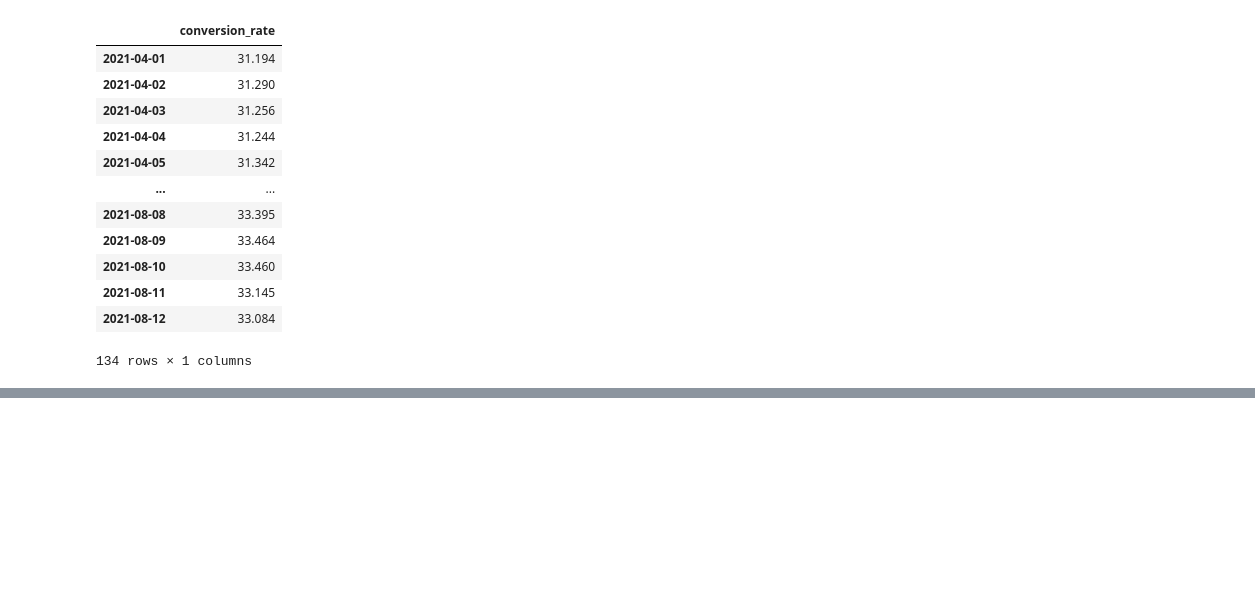
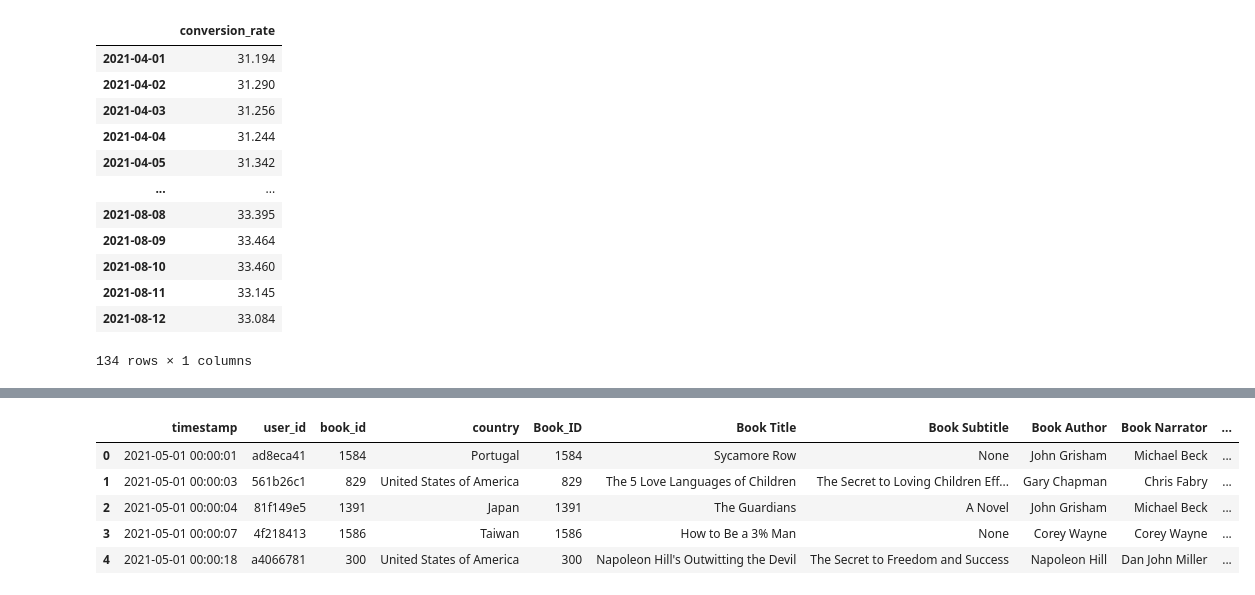
Before and after one commit to songpol27/Data-Collection-Form-SQL-API_R2D_1, a Jupyter notebook: Main.ipynb, the cells around one changed output, grey strips where cells are left out. Cells and saved outputs as stored; diff of their text form; code cells hidden in the pictures; blank space fills up the shorter version.

```diff
--- a/Main.ipynb
+++ b/Main.ipynb
@@ -169,0 +202,3 @@ conversion_rate = conversion_rate.reset_index().rename(columns={"index": "date"}
+# %%
+#Copy timestamp
+transaction['date'] = transaction['timestamp']
@@ -169,0 +221,11 @@ conversion_rate = conversion_rate.reset_index().rename(columns={"index": "date"}
+# %%
+#Convert  string of  date colum  to data type
+transaction['date'] = pd.to_datetime(transaction['date']).dt.date
+conversion_rate['date'] = pd.to_datetime(conversion_rate['date']).dt.date
+# %% [output]
+|  | timestamp | user_id | book_id | country | Book_ID | Book Title | Book Subtitle | Book Author | Book Narrator | ... |
+| 0 | 2021-05-01 00:00:01 | ad8eca41 | 1584 | Portugal | 1584 | Sycamore Row | None | John Grisham | Michael Beck | ... |
+| 1 | 2021-05-01 00:00:03 | 561b26c1 | 829 | United States of America | 829 | The 5 Love Languages of Children | The Secret to Loving Children Eff... | Gary Chapman | Chris Fabry | ... |
+| 2 | 2021-05-01 00:00:04 | 81f149e5 | 1391 | Japan | 1391 | The Guardians | A Novel | John Grisham | Michael Beck | ... |
+| 3 | 2021-05-01 00:00:07 | 4f218413 | 1586 | Taiwan | 1586 | How to Be a 3% Man | None | Corey Wayne | Corey Wayne | ... |
+| 4 | 2021-05-01 00:00:18 | a4066781 | 300 | United States of America | 300 | Napoleon Hill's Outwitting the Devil | The Secret to Freedom and Success | Napoleon Hill | Dan John Miller | ... |
```
Also changed, not shown: parts of 3 cells of this notebook.
